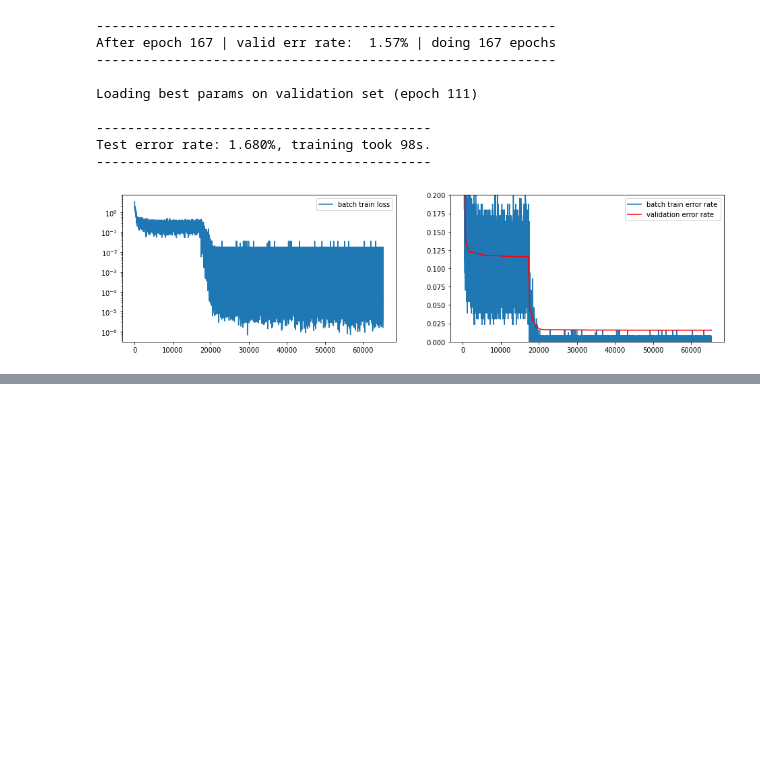
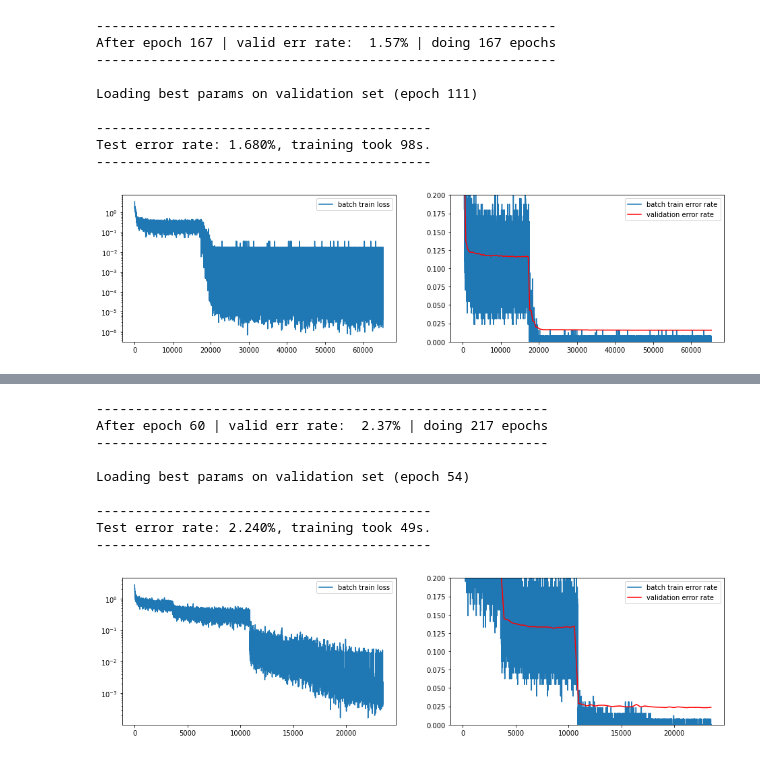
Before and after one commit to AdrianUrbanski/DL, a Jupyter notebook: Assignment2.ipynb, the cells around one changed output, grey strips where cells are left out. Drawn from its saved outputs; the diff is of its cells as text; code cells hidden in the pictures; blank space fills up the shorter version.

Commit message:
Start working on problem 4

```diff
--- a/Assignment2.ipynb
+++ b/Assignment2.ipynb
@@ -789,0 +794,61 @@ Test error rate: 1.680%, training took 98s.
+# %%
+class Model(nn.Module):
+    def __init__(self, *args, **kwargs):
+        super(Model, self).__init__()
+        self.features = nn.Sequential(
+            nn.Conv2d(1, 128, 28),
+            nn.ReLU(),
+            nn.MaxPool2d(kernel_size=1, stride=2),
+        )
+        self.layers = nn.Sequential(*args, **kwargs)
+
+    def forward(self, X):
+        X = self.features(X)
+        X = X.view(X.size(0), -1)
+        return self.layers.forward(X)
+
+    def loss(self, Out, Targets):
+        return F.cross_entropy(Out, Targets)
+
+
+model = Model(
+    nn.Linear(128, 1000),
+    nn.ReLU(),
+    nn.Linear(1000, 10),
+    nn.ReLU(),
+    )
+
+with torch.no_grad():
+    # Initialize parameters
+    for name, p in model.named_parameters():
+        if "weight" in name:
+            a = np.sqrt(12/(28*28 + 10)) # 3/(1/2)*(fan_in+fan_out)/2
+            p.uniform_(-a, a)
+        elif "bias" in name:
+            p.zero_()
+        else:
+            raise ValueError('Unknown parameter name "%s"' % name)
+
+# On GPU enabled devices set device='cuda' else set device='cpu'
+t_start = time.time()
+SGD(model, mnist_loaders, alpha=2e-3, max_num_epochs=200, epsilon=0.95, decay=1e-4,
+    patience_expansion=4, device="cuda")
+
+
+test_err_rate = compute_error_rate(model, mnist_loaders["test"])
+m = (
+    f"Test error rate: {test_err_rate * 100.0:.3f}%, "
+    f"training took {time.time() - t_start:.0f}s."
+)
+print("{0}\n{1}\n{0}".format("-" * len(m), m))
+# %% [output]
+----------------------------------------------------------
+After epoch 60 | valid err rate:  2.37% | doing 217 epochs
+----------------------------------------------------------
+
+Loading best params on validation set (epoch 54)
+
+-------------------------------------------
+Test error rate: 2.240%, training took 49s.
+-------------------------------------------
+[figure, added]
```
Also changed, not shown: parts of 1 cell of this notebook.
